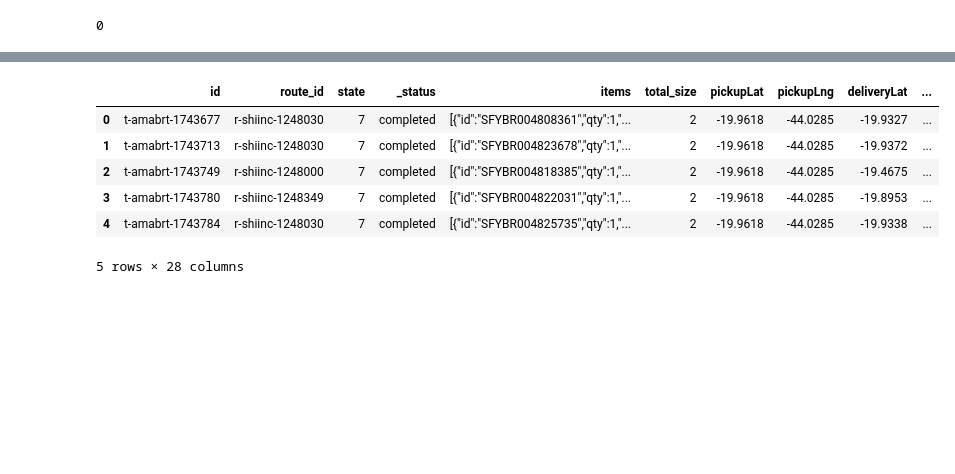
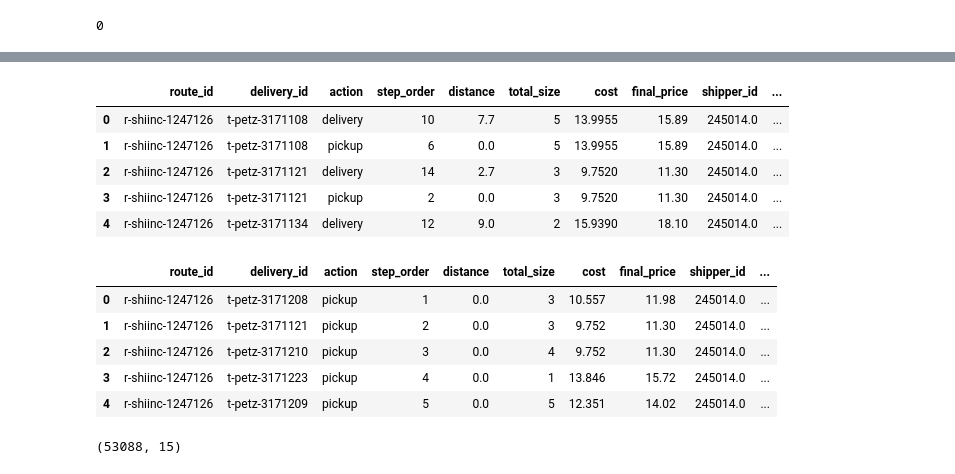
Before and after one commit to AlexVelezLl/ProyectoICD, a Jupyter notebook: 2P/notebooks/clean_dataset.ipynb, the cells around one changed output, grey strips where cells are left out. Saved outputs shown, nothing was run; the diff lists cells and outputs as text; code cells hidden in the pictures; blank space fills up the shorter version.

Commit message:
Shippers and next step data

```diff
--- a/2P/notebooks/clean_dataset.ipynb
+++ b/2P/notebooks/clean_dataset.ipynb
@@ -144,3 +166,7 @@ deliveries.reset_index(drop=True, inplace=True)
+# %%
+route_deliveries_count = (steps.groupby('route_id')['delivery_id'].count() / 2).reset_index()
+# %%
+steps = steps.merge(route_deliveries_count, on='route_id', how='left')
 # %%
 steps
 # %% [output]
@@ -167,10 +186,21 @@ deliveries.drop(columns=["step_order_x", "step_order_y", "delivery_id_x", "deliv
+# %%
+steps.drop(columns=['id_x', 'id_y', 'pickup_effective_dt', 'delivery_effective_dt'], inplace=True)
+# %%
+steps.rename(
+  columns={
+    'capacity': 'shipper_capacity',
+    'deliveries_completed': 'shipper_deliveries_completed',
+    'delivery_id_x': 'delivery_id',
+    'delivery_id_y': 'route_deliveries_count'
+  },
+  inplace=True
+)
 # %%
-deliveries.head()
+steps.head()
 # %% [output]
-|  | id | route_id | state | _status | items | total_size | pickupLat | pickupLng | deliveryLat | ... |
-| 0 | t-amabrt-1743677 | r-shiinc-1248030 | 7 | completed | [{"id":"SFYBR004808361","qty":1,"... | 2 | -19.9618 | -44.0285 | -19.9327 | ... |
-| 1 | t-amabrt-1743713 | r-shiinc-1248030 | 7 | completed | [{"id":"SFYBR004823678","qty":1,"... | 2 | -19.9618 | -44.0285 | -19.9372 | ... |
-| 2 | t-amabrt-1743749 | r-shiinc-1248000 | 7 | completed | [{"id":"SFYBR004818385","qty":1,"... | 2 | -19.9618 | -44.0285 | -19.4675 | ... |
-| 3 | t-amabrt-1743780 | r-shiinc-1248349 | 7 | completed | [{"id":"SFYBR004822031","qty":1,"... | 2 | -19.9618 | -44.0285 | -19.8953 | ... |
-| 4 | t-amabrt-1743784 | r-shiinc-1248030 | 7 | completed | [{"id":"SFYBR004825735","qty":1,"... | 2 | -19.9618 | -44.0285 | -19.9338 | ... |
+|  | route_id | delivery_id | action | step_order | distance | total_size | cost | final_price | shipper_id | ... |
+| 0 | r-shiinc-1247126 | t-petz-3171108 | delivery | 10 | 7.7 | 5 | 13.9955 | 15.89 | 245014.0 | ... |
+| 1 | r-shiinc-1247126 | t-petz-3171108 | pickup | 6 | 0.0 | 5 | 13.9955 | 15.89 | 245014.0 | ... |
+| 2 | r-shiinc-1247126 | t-petz-3171121 | delivery | 14 | 2.7 | 3 | 9.7520 | 11.30 | 245014.0 | ... |
+| 3 | r-shiinc-1247126 | t-petz-3171121 | pickup | 2 | 0.0 | 3 | 9.7520 | 11.30 | 245014.0 | ... |
+| 4 | r-shiinc-1247126 | t-petz-3171134 | delivery | 12 | 9.0 | 2 | 15.9390 | 18.10 | 245014.0 | ... |
-5 rows × 28 columns
@@ -178,0 +211,9 @@ deliveries.to_csv('../data/deliveries.csv', index=False)
+# %%
+steps.head()
+# %% [output]
+|  | route_id | delivery_id | action | step_order | distance | total_size | cost | final_price | shipper_id | ... |
+| 0 | r-shiinc-1247126 | t-petz-3171208 | pickup | 1 | 0.0 | 3 | 10.557 | 11.98 | 245014.0 | ... |
+| 1 | r-shiinc-1247126 | t-petz-3171121 | pickup | 2 | 0.0 | 3 | 9.752 | 11.30 | 245014.0 | ... |
+| 2 | r-shiinc-1247126 | t-petz-3171210 | pickup | 3 | 0.0 | 4 | 9.752 | 11.30 | 245014.0 | ... |
+| 3 | r-shiinc-1247126 | t-petz-3171223 | pickup | 4 | 0.0 | 1 | 13.846 | 15.72 | 245014.0 | ... |
+| 4 | r-shiinc-1247126 | t-petz-3171209 | pickup | 5 | 0.0 | 5 | 12.351 | 14.02 | 245014.0 | ... |
@@ -178,0 +232,4 @@ deliveries.to_csv('../data/deliveries.csv', index=False)
+# %%
+steps.shape
+# %% [output]
+(53088, 15)
```
Also changed, not shown: parts of 28 cells of this notebook.
